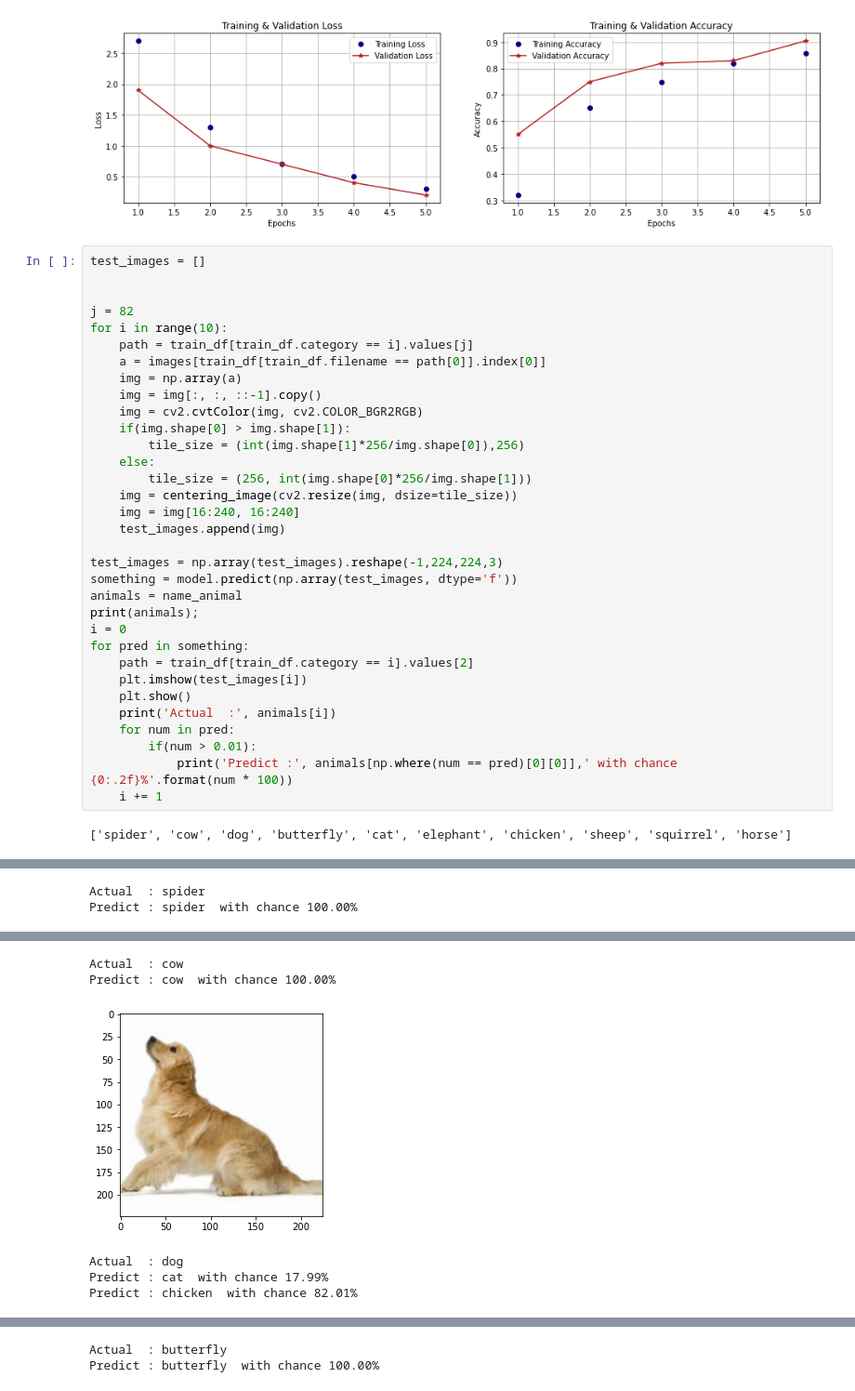
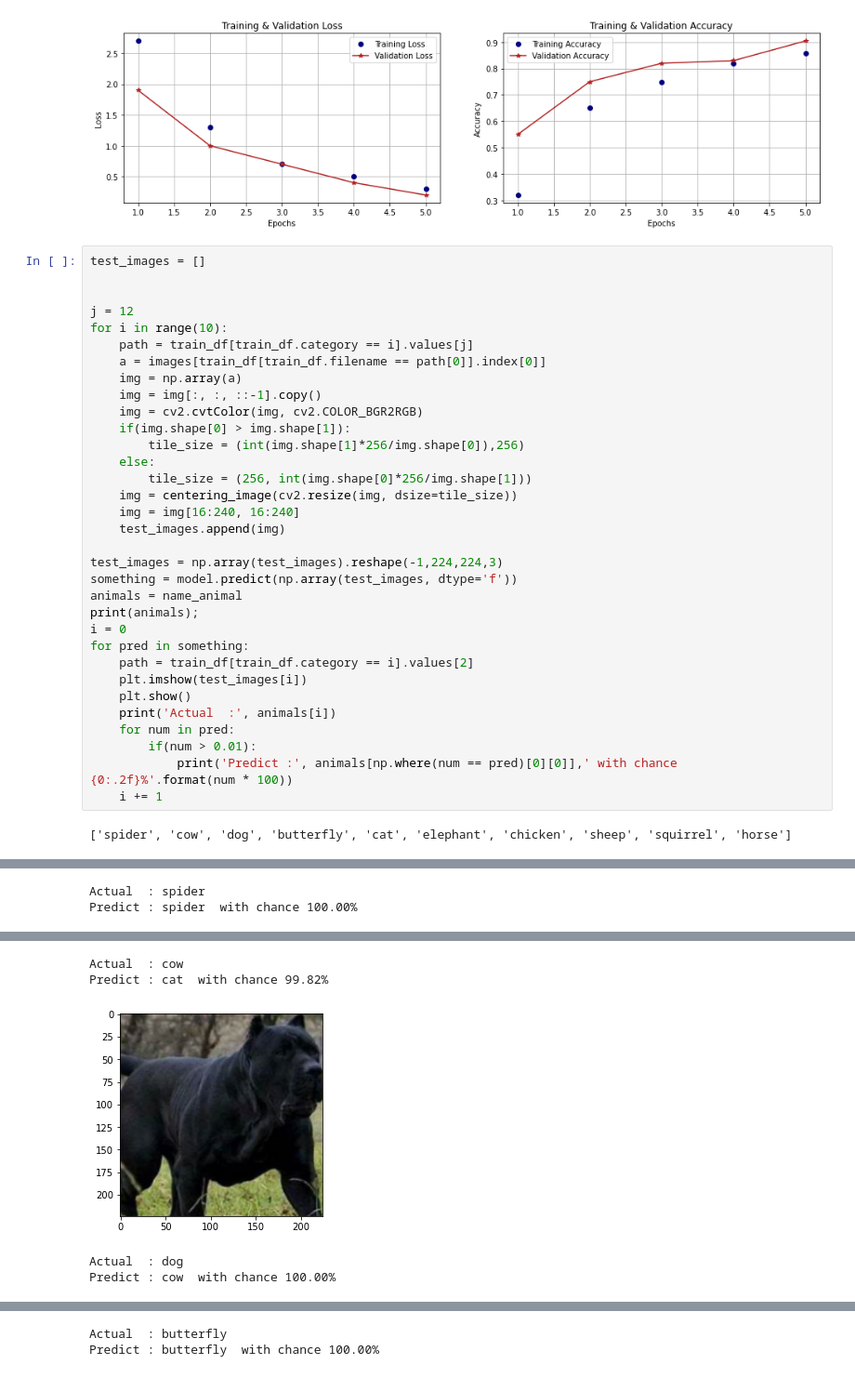
Before and after one commit to andrii-myronenko/animal-recognition-app, a Jupyter notebook: model-training.ipynb, the cells around one changed output, grey strips where cells are left out. Shown at 93% size. Cells and saved outputs as stored; diff of their text form.

```diff
--- a/model-training.ipynb
+++ b/model-training.ipynb
@@ -298,7 +308,7 @@ Epochs=5, Train accuracy=0.85674, Validation accuracy=0.90469
 test_images = []
 
 
-j = 82
+j = 12
 for i in range(10):
     path = train_df[train_df.category == i].values[j]
     a = images[train_df[train_df.filename == path[0]].index[0]]
@@ -336,6 +346,5 @@ Predict : spider  with chance 100.00%
 Actual  : cow
-Predict : cow  with chance 100.00%
+Predict : cat  with chance 99.82%
-[figure, old version]
+[figure, new version]
 Actual  : dog
-Predict : cat  with chance 17.99%
-Predict : chicken  with chance 82.01%
+Predict : cow  with chance 100.00%
```
Also changed, not shown: parts of 5 cells of this notebook, 9 other files.
